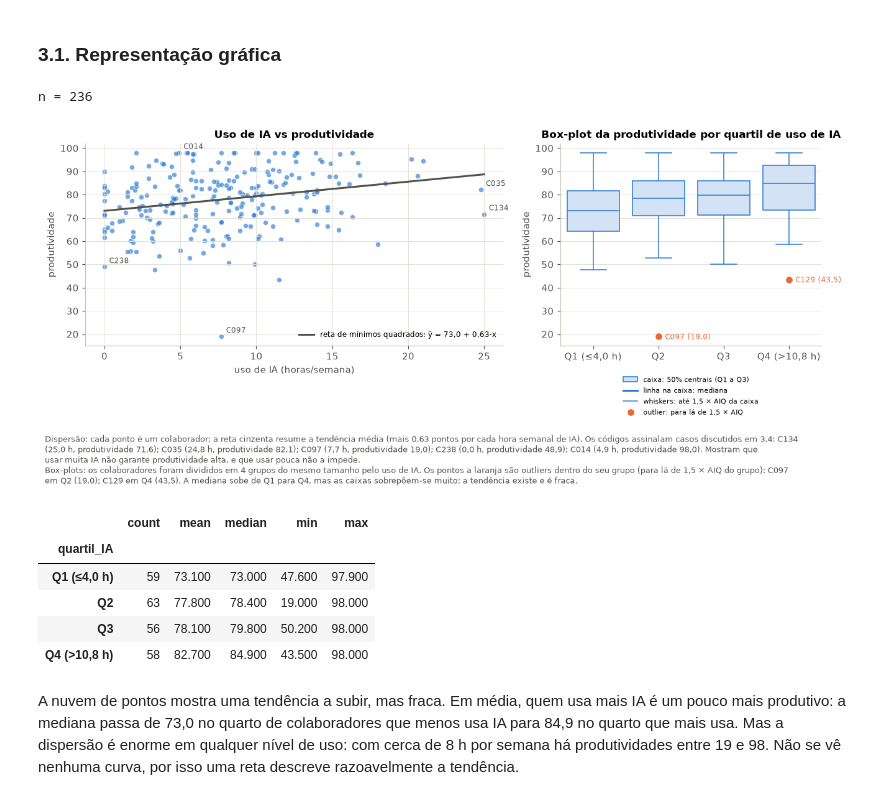
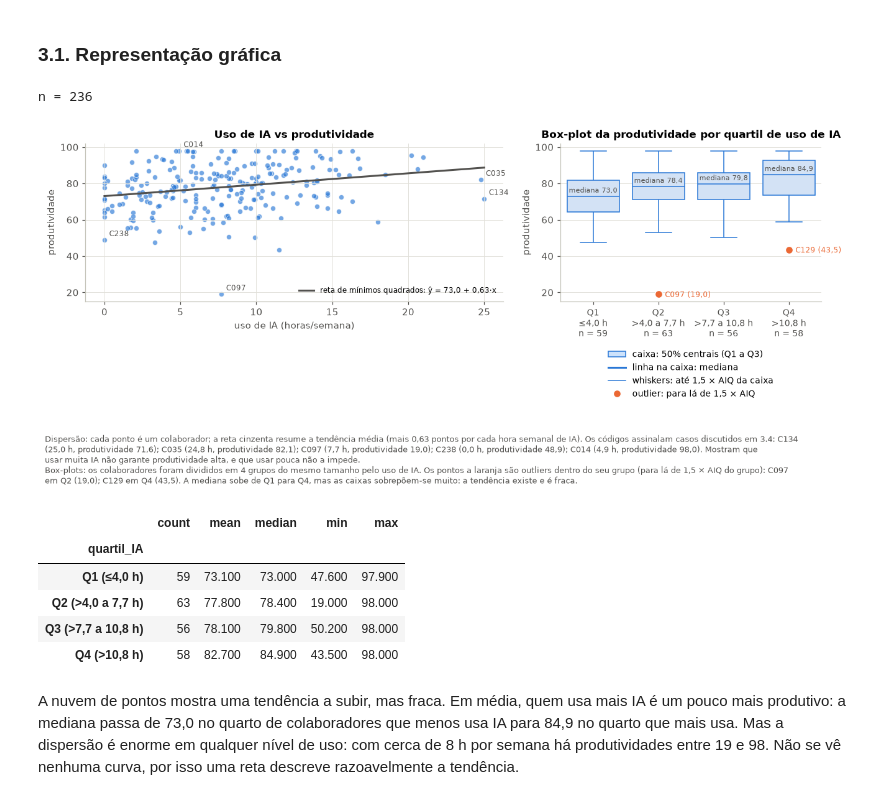
Before and after one commit to gcoutinho-ipca/tp1-mepa-ia-produtividade, a Jupyter notebook: TP1_MEPA_IA_Produtividade.ipynb, the cells around one changed output. Drawn from its saved outputs; the diff is of its cells as text; code cells hidden in the pictures.

```diff
--- a/TP1_MEPA_IA_Produtividade.ipynb
+++ b/TP1_MEPA_IA_Produtividade.ipynb
@@ -697,10 +714,12 @@ ax[0].set(title="Histograma da produtividade", xlabel="produtividade", ylabel="d
 ax[1].boxplot(p, vert=False, widths=.5, patch_artist=True,
               boxprops=dict(facecolor="#cde2fb", color=AZUL), medianprops=dict(color=AZUL, lw=2),
               flierprops=dict(marker="o", markerfacecolor=LARANJA, markeredgecolor="white", markersize=8))
+# código e valor de cada outlier, alternando abaixo e acima do ponto para não se sobreporem
 for k, (i, v) in enumerate(fora.sort_values().items()):
-    ax[1].annotate(f"{ids_fora[i]}\n{fpt(v)}", (v, 1), xytext=(0, 12 if k % 2 == 0 else -30),
+    ax[1].annotate(f"{ids_fora[i]}\n{fpt(v)}", (v, 1), xytext=(0, -30) if k % 2 == 0 else (-8, 12),
                    textcoords="offset points", ha="center", fontsize=8, color=LARANJA)
 ax[1].set(title="Box-plot da produtividade", xlabel="produtividade", yticks=[])
+rotulos_boxplot(ax[1], p, casas_mediana=2)
 legenda_boxplot(ax[1])
 qq(p, ax[2], "Gráfico Q-Q (normal)")
 plt.tight_layout()
@@ -813,42 +832,50 @@ for cid in destaque:
 ax[0].set(title="Uso de IA vs produtividade", xlabel="uso de IA (horas/semana)", ylabel="produtividade")
 ax[0].legend(frameon=False, fontsize=8, loc="lower right")
 
 # divide os colaboradores em 4 grupos com o mesmo número de pessoas, por nível de uso de IA
 _, cortes = pd.qcut(d3.uso_ia_horas, 4, retbins=True)          # limites reais dos quartis
-d3["quartil_IA"] = pd.qcut(d3.uso_ia_horas, 4, labels=[f"Q1 (≤{fpt(cortes[1])} h)", "Q2", "Q3",
-                                                        f"Q4 (>{fpt(cortes[3])} h)"])
+gamas = [f"≤{fpt(cortes[1])} h", f">{fpt(cortes[1])} a {fpt(cortes[2])} h",
+         f">{fpt(cortes[2])} a {fpt(cortes[3])} h", f">{fpt(cortes[3])} h"]      # horas de IA de cada grupo
+d3["quartil_IA"] = pd.qcut(d3.uso_ia_horas, 4, labels=[f"Q{k + 1} ({g})" for k, g in enumerate(gamas)])
 sns.boxplot(data=d3, x="quartil_IA", y="produtividade", ax=ax[1], color="#cde2fb", linecolor=AZUL,
             flierprops=dict(markerfacecolor=LARANJA, markeredgecolor="white", markersize=8))
 # outliers de cada grupo (a regra do box-plot aplica-se dentro de cada quartil)
 fora_q = []
 for k, (q, g) in enumerate(d3.groupby("quartil_IA", observed=True)):
     fo, _, _ = outliers_aiq(g.produtividade)
     for i, v in fo.items():
         fora_q.append((q, d3.loc[i, "id_colaborador"], v))
         ax[1].annotate(f"{d3.loc[i, 'id_colaborador']} ({fpt(v)})", (k, v), xytext=(7, -3),
                        textcoords="offset points", fontsize=8, color=LARANJA)
+# em cada grupo: o valor da mediana dentro da caixa e, no eixo, as horas de IA e o número de colaboradores
+grupos_q = d3.groupby("quartil_IA", observed=True).produtividade
+for k, m in enumerate(grupos_q.median()):
+    ax[1].annotate(f"mediana {fpt(m)}", (k, m), xytext=(0, 2), textcoords="offset points", ha="center",
+                   va="bottom", fontsize=7.5, color=CINZA_TXT)
+ax[1].set_xticks(range(4), [f"Q{k + 1}\n{g}\nn = {n}" for k, (g, n) in enumerate(zip(gamas, grupos_q.count()))])
 ax[1].set(title="Box-plot da produtividade por quartil de uso de IA", xlabel="", ylabel="produtividade")
-legenda_boxplot(ax[1], cor_linhas=AZUL, ncol=1, y=-0.12)
+ax[1].tick_params(axis="x", labelsize=9)
+legenda_boxplot(ax[1], cor_linhas=AZUL, ncol=1, y=-0.26)
 plt.tight_layout()
 casos = "; ".join(f"{cid} ({fpt(r.uso_ia_horas)} h, produtividade {fpt(r.produtividade)})"
                   for cid in destaque for _, r in d3[d3.id_colaborador == cid].iterrows())
 lista_q = "; ".join(f"{cid} em {str(q).split(' ')[0]} ({fpt(v)})" for q, cid, v in fora_q) or "nenhum"
 nota(fig, f"Dispersão: cada ponto é um colaborador; a reta cinzenta resume a tendência média (mais {fpt(b1, 2)} pontos por "
           f"cada hora semanal de IA). Os códigos assinalam casos discutidos em 3.4: {casos}. Mostram que usar muita IA não "
           f"garante produtividade alta, e que usar pouca não a impede.\n"
           f"Box-plots: os colaboradores foram divididos em 4 grupos do mesmo tamanho pelo uso de IA. Os pontos a laranja são "
           f"outliers dentro do seu grupo (para lá de 1,5 × AIQ do grupo): {lista_q}. A mediana sobe de Q1 para Q4, mas as "
           f"caixas sobrepõem-se muito: a tendência existe e é fraca.")
 guardar(fig, "fig_3_1_dispersao"); plt.show()
 display(d3.groupby("quartil_IA", observed=True).produtividade.agg(["count", "mean", "median", "min", "max"]).round(1))
 # %% [output]
 n = 236
-[figure, old version]
+[figure, new version]
 |  | count | mean | median | min | max |
 | quartil_IA |  |  |  |  |  |
 | Q1 (≤4,0 h) | 59 | 73.100 | 73.000 | 47.600 | 97.900 |
-| Q2 | 63 | 77.800 | 78.400 | 19.000 | 98.000 |
-| Q3 | 56 | 78.100 | 79.800 | 50.200 | 98.000 |
+| Q2 (>4,0 a 7,7 h) | 63 | 77.800 | 78.400 | 19.000 | 98.000 |
+| Q3 (>7,7 a 10,8 h) | 56 | 78.100 | 79.800 | 50.200 | 98.000 |
 | Q4 (>10,8 h) | 58 | 82.700 | 84.900 | 43.500 | 98.000 |
 # %% [markdown]
 A nuvem de pontos mostra uma tendência a subir, mas fraca. Em média, quem usa mais IA é um pouco mais produtivo: a mediana passa de 73,0 no quarto de colaboradores que menos usa IA para 84,9 no quarto que mais usa. Mas a dispersão é enorme em qualquer nível de uso: com cerca de 8 h por semana há produtividades entre 19 e 98. Não se vê nenhuma curva, por isso uma reta descreve razoavelmente a tendência.
```
Also changed, not shown: parts of 4 cells of this notebook, 5 other files.
